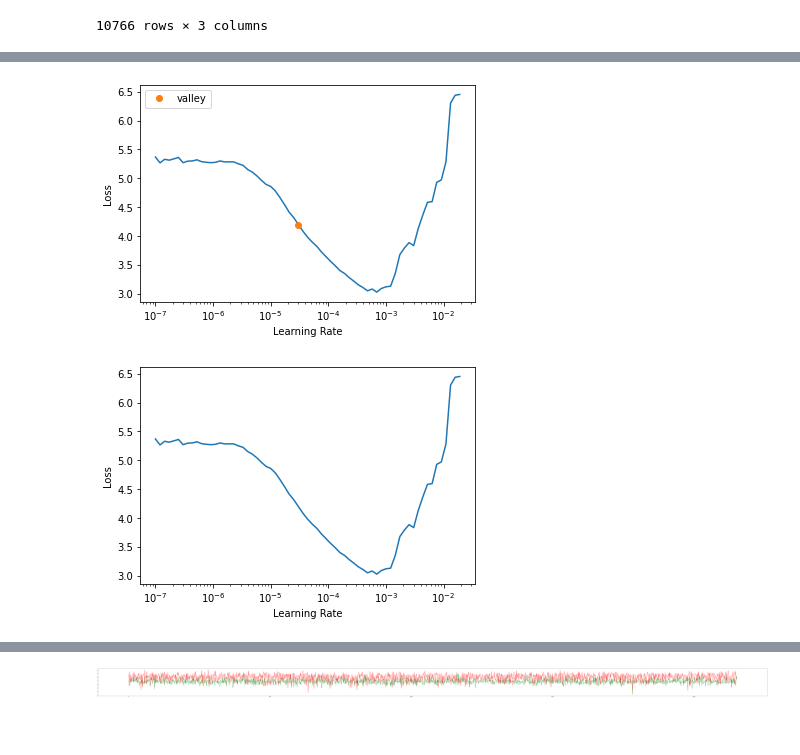
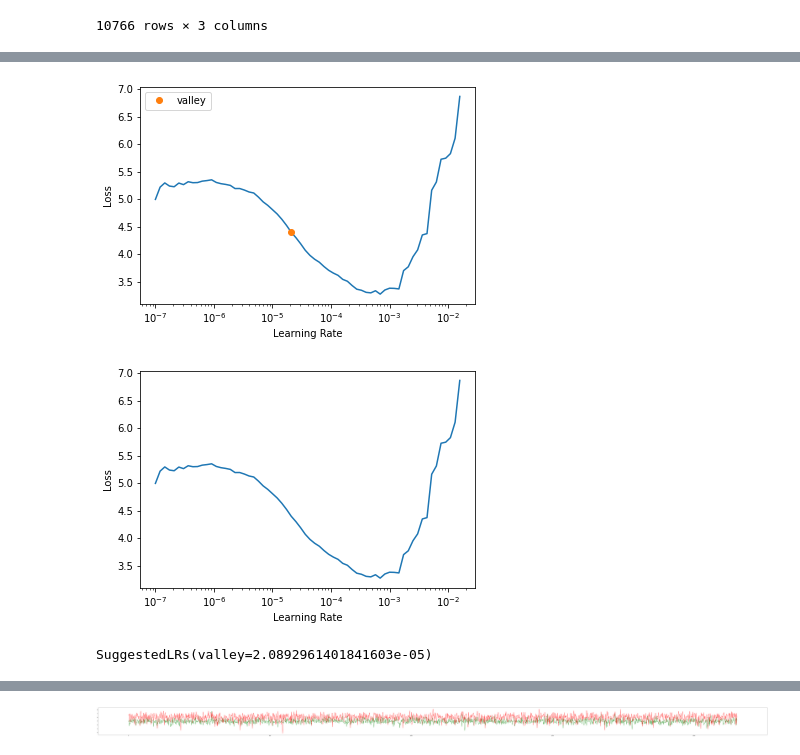
Before and after one commit to ArenLYT/EmotionalArtGeneration, a Jupyter notebook: Regression.ipynb, the cells around one changed output, grey strips where cells are left out. Cells and saved outputs as stored; diff of their text form; code cells hidden in the pictures; blank space fills up the shorter version.

```diff
--- a/Regression.ipynb
+++ b/Regression.ipynb
@@ -198,12 +190,10 @@ def lin_learner(data,**kwargs):
 # %%
 opt_func = partial(ranger)
 learn=lin_learner(dls,loss_func=nn.L1Loss(),opt_func=opt_func)
-# %%
-learn=cnn_learner(dlsA,resnet34,MSELossFlat,pretrained=False)
 # %%
-learn.lr_find()
+lr=learn.lr_find(suggest_funcs=(valley))
 learn.recorder.plot_lr_find()
 # %% [output]
 [interactive output not drawn]
-[figure, old version]
+[figure, new version]
-[figure, old version]
+[figure, new version]
@@ -212 +200,5 @@ learn.fit_flat_cos(100,1e-2,pct_start=0.75, cbs=[EarlyStoppingCallback(monitor='
+# %%
+lr
+# %% [output]
+SuggestedLRs(valley=2.0892961401841603e-05)
 # %%
```
Also changed, not shown: parts of 8 cells of this notebook, 1 other file.
